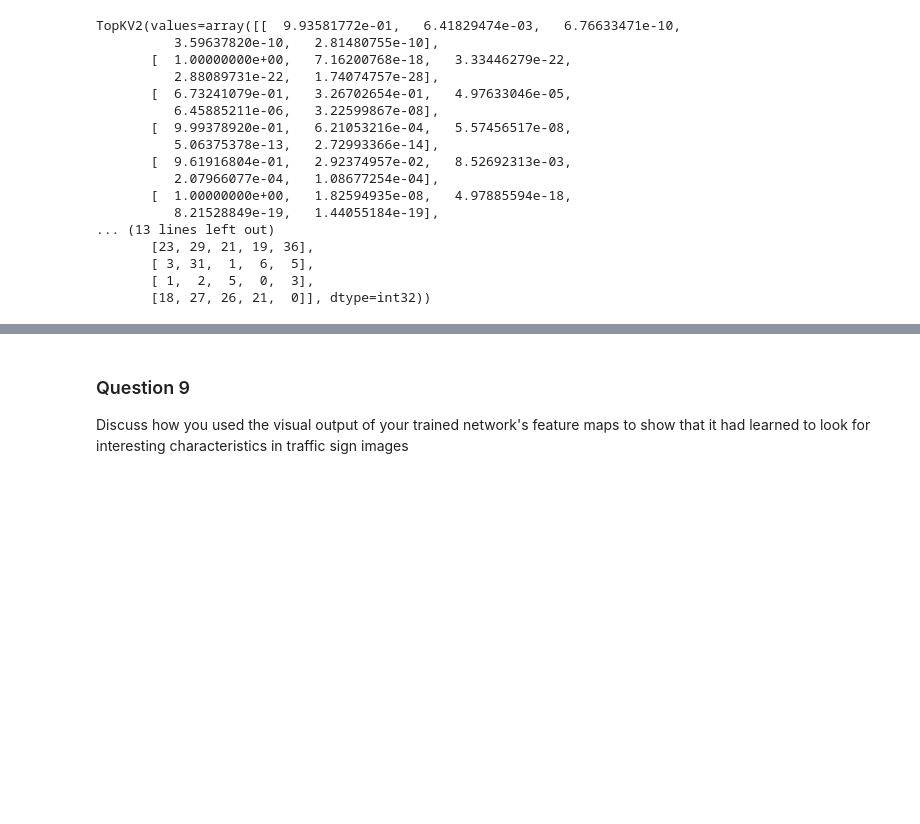
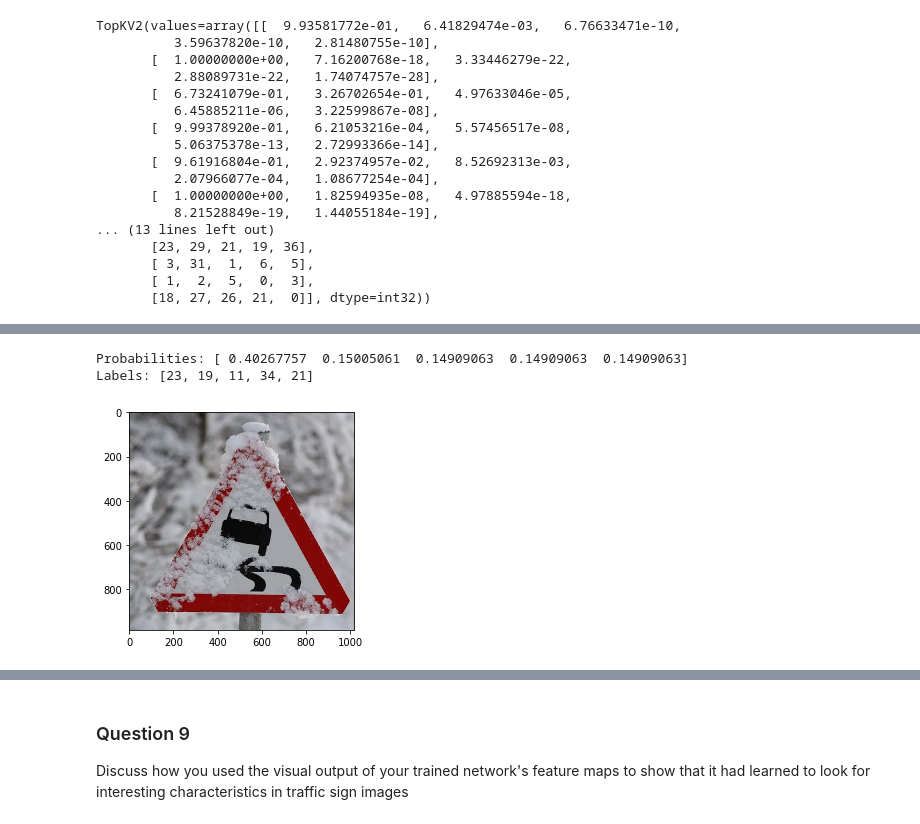
Before and after one commit to vishalrangras/Udacity-SDC-Projects, a Jupyter notebook: P2-Traffic-Signal-Classifier/Traffic_Sign_Classifier.ipynb, the cells around one changed output, grey strips where cells are left out. Saved outputs shown, nothing was run; the diff lists cells and outputs as text; code cells hidden in the pictures; blank space fills up the shorter version.

Commit message:
Updated soft-max visualization

```diff
--- a/P2-Traffic-Signal-Classifier/Traffic_Sign_Classifier.ipynb
+++ b/P2-Traffic-Signal-Classifier/Traffic_Sign_Classifier.ipynb
@@ -780,0 +600,46 @@ TopKV2(values=array([[  9.93581772e-01,   6.41829474e-03,   6.76633471e-10,
+# %%
+import tensorflow as tf
+
+%matplotlib inline
+import matplotlib.pyplot as plt
+import matplotlib.image as mpimg
+import matplotlib
+import numpy as np
+import cv2
+import os
+
+#All the probabilities returned by softmax
+a = tf.nn.softmax([9.93581772e-01,   6.41829474e-03,   6.76633471e-10, 3.59637820e-10,   2.81480755e-10])
+b = tf.nn.softmax([  1.00000000e+00,   7.16200768e-18,   3.33446279e-22, 2.88089731e-22,   1.74074757e-28])
+c = tf.nn.softmax([  6.73241079e-01,   3.26702654e-01,   4.97633046e-05, 6.45885211e-06,   3.22599867e-08])
+d = tf.nn.softmax([  9.99378920e-01,   6.21053216e-04,   5.57456517e-08, 5.06375378e-13,   2.72993366e-14])
+e = tf.nn.softmax([  9.61916804e-01,   2.92374957e-02,   8.52692313e-03, 2.07966077e-04,   1.08677254e-04])
+f = tf.nn.softmax([  1.00000000e+00,   1.82594935e-08,   4.97885594e-18, 8.21528849e-19,   1.44055184e-19])
+g = tf.nn.softmax([  1.00000000e+00,   1.53662277e-10,   4.50899838e-11, 2.33293474e-13,   3.18340664e-14])
+h = tf.nn.softmax([  9.99982357e-01,   1.73019762e-05,   3.19861982e-07, 1.83549076e-09,   1.24146260e-09])
+i = tf.nn.softmax([  1.00000000e+00,   5.04663653e-28,   1.66898324e-30, 0.00000000e+00,   0.00000000e+00])
+j = tf.nn.softmax([  1.00000000e+00,   3.68797606e-35,   5.63334431e-36, 1.44896548e-37,   0.00000000e+00])
+
+#All the labels based on indices of above cell i.e. tf.nn.top_k indices
+k = [23, 19, 11, 34, 21]
+l = [34, 23, 17, 36, 38]
+m = [ 6, 41,  1,  2,  8]
+n = [ 5,  6, 36,  1,  4]
+o = [ 5, 40,  4, 11,  1]
+p = [25, 31, 23, 37, 17]
+q = [23, 29, 21, 19, 36]
+r = [ 3, 31,  1,  6,  5]
+s = [ 1,  2,  5,  0,  3]
+t = [18, 27, 26, 21,  0]
+# %%
+with tf.Session() as sess:
+    sess.run(tf.global_variables_initializer())
+    probabilities = sess.run(a)
+    print ("Probabilities:",probabilities)
+    print ("Labels:",k)
+    image = mpimg.imread(os.path.join("internet_images", "010.jpg"))
+    plt.imshow(image)
+# %% [output]
+Probabilities: [ 0.40267757  0.15005061  0.14909063  0.14909063  0.14909063]
+Labels: [23, 19, 11, 34, 21]
+[figure, added]
```
Also changed, not shown: parts of 18 cells of this notebook.
